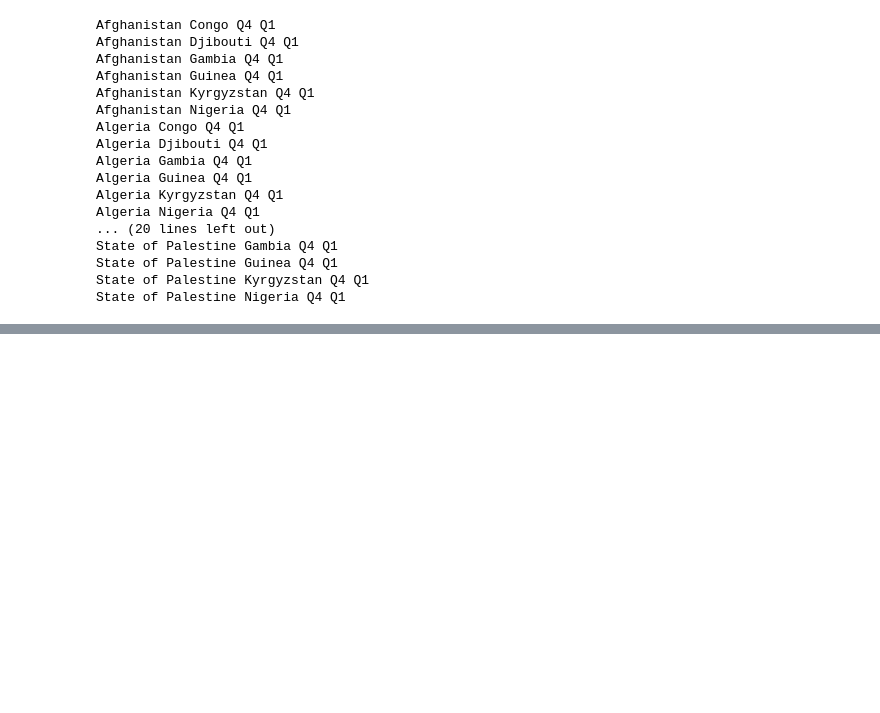
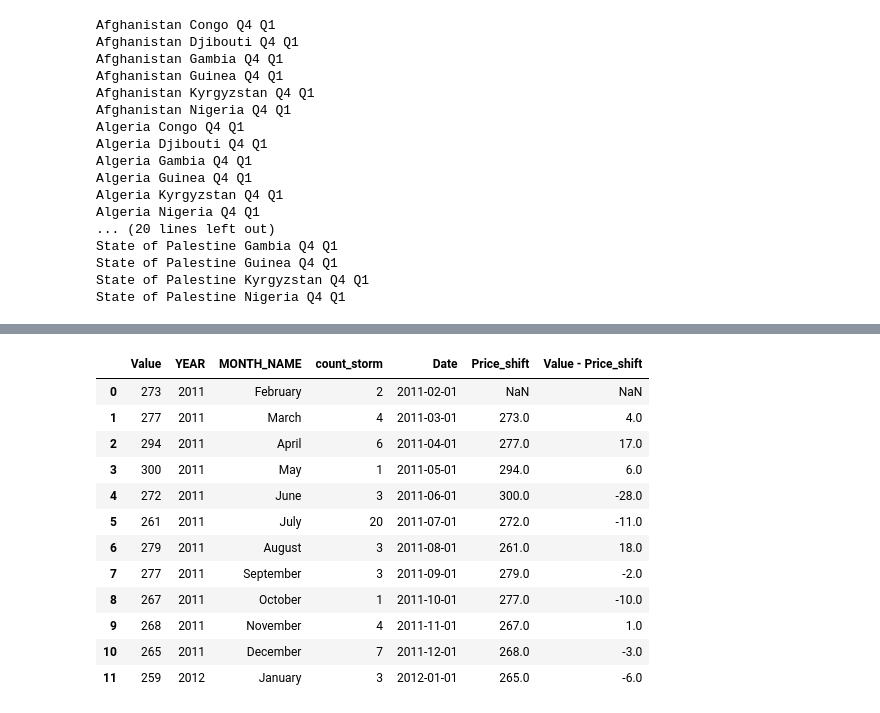
Before and after one commit to DarshanPangare/2021Fall_finals, a Jupyter notebook: FinalProject.ipynb, the cells around one changed output, grey strips where cells are left out. Cells and saved outputs as stored; diff of their text form; code cells hidden in the pictures; blank space fills up the shorter version.

```diff
--- a/FinalProject.ipynb
+++ b/FinalProject.ipynb
@@ -215,0 +318,11 @@ State of Palestine Nigeria Q4 Q1
+# %%
+def get_date(row):
+    date = str(row[0]) + " " + str(row[1])
+    return datetime.strptime(date,'%Y %B')
+
+result_df['Date'] = result_df.apply(lambda x: get_date(x), axis=1)
+# %%
+result_df = result_df.drop(['Year','Months'],axis=1)
+# %%
+result_df = result_df.sort_values('Date')
+result_df
@@ -215,0 +345,17 @@ State of Palestine Nigeria Q4 Q1
+# %%
+result_df['Value - Price_shift'] = result_df['Value'] - result_df['Price_shift']
+result_df.head(12)
+# %% [output]
+|  | Value | YEAR | MONTH_NAME | count_storm | Date | Price_shift | Value - Price_shift |
+| 0 | 273 | 2011 | February | 2 | 2011-02-01 | NaN | NaN |
+| 1 | 277 | 2011 | March | 4 | 2011-03-01 | 273.0 | 4.0 |
+| 2 | 294 | 2011 | April | 6 | 2011-04-01 | 277.0 | 17.0 |
+| 3 | 300 | 2011 | May | 1 | 2011-05-01 | 294.0 | 6.0 |
+| 4 | 272 | 2011 | June | 3 | 2011-06-01 | 300.0 | -28.0 |
+| 5 | 261 | 2011 | July | 20 | 2011-07-01 | 272.0 | -11.0 |
+| 6 | 279 | 2011 | August | 3 | 2011-08-01 | 261.0 | 18.0 |
+| 7 | 277 | 2011 | September | 3 | 2011-09-01 | 279.0 | -2.0 |
+| 8 | 267 | 2011 | October | 1 | 2011-10-01 | 277.0 | -10.0 |
+| 9 | 268 | 2011 | November | 4 | 2011-11-01 | 267.0 | 1.0 |
+| 10 | 265 | 2011 | December | 7 | 2011-12-01 | 268.0 | -3.0 |
+| 11 | 259 | 2012 | January | 3 | 2012-01-01 | 265.0 | -6.0 |
```
Also changed, not shown: parts of 22 cells of this notebook.
